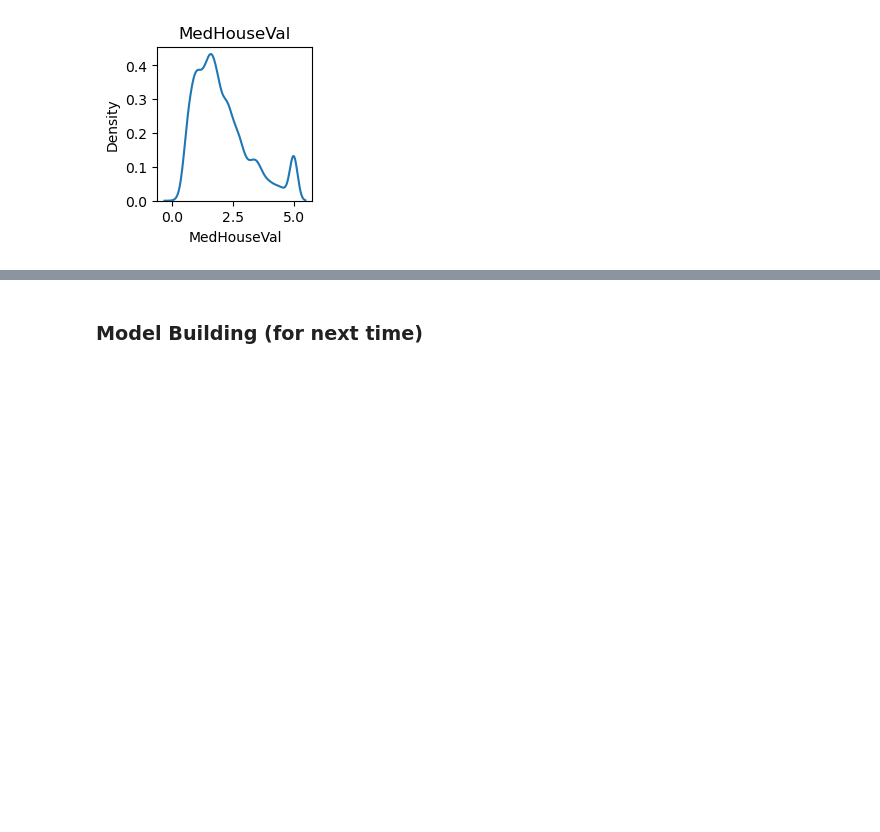
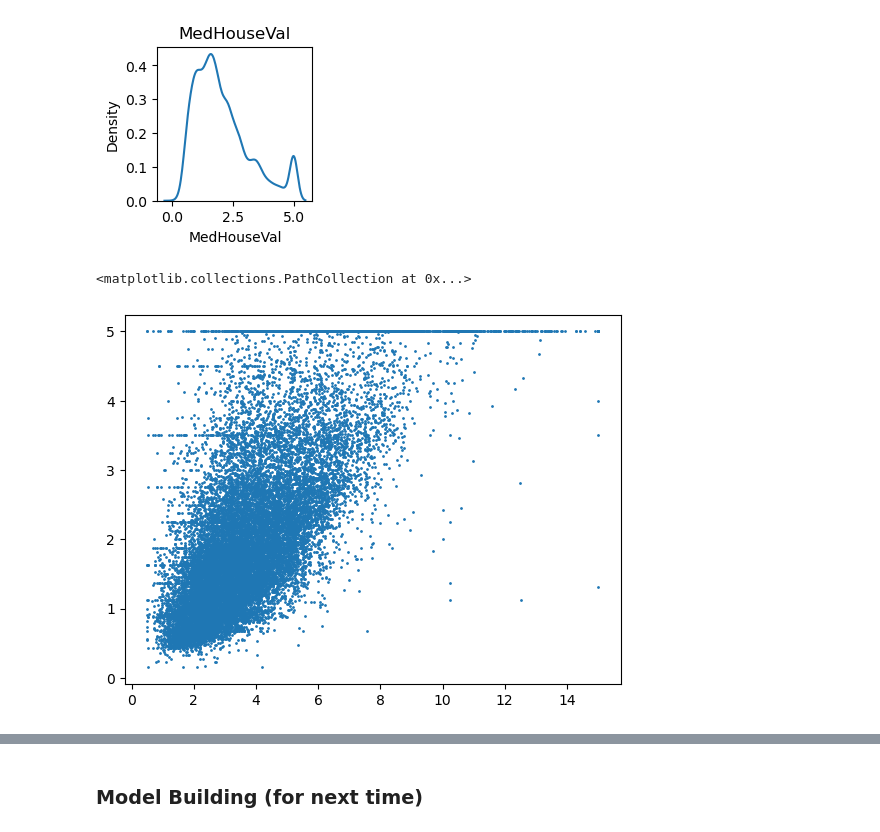
Before and after one commit to herbertfreeze/QSS82_F25, a Jupyter notebook: Week_2_Data_Exploration.ipynb, the cells around one changed output, grey strips where cells are left out. Cells and saved outputs as stored; diff of their text form; code cells hidden in the pictures; blank space fills up the shorter version.

```diff
--- a/Week_2_Data_Exploration.ipynb
+++ b/Week_2_Data_Exploration.ipynb
@@ -37,3 +50,8 @@ for c in df.columns:
 [figure]
 [figure]
 [figure]
+# %%
+plt.scatter(df.MedInc, df.MedHouseVal, s=1)
+# %% [output]
+<matplotlib.collections.PathCollection at 0x...>
+[figure, added]
```
Also changed, not shown: parts of 4 cells of this notebook, 1 other file.
